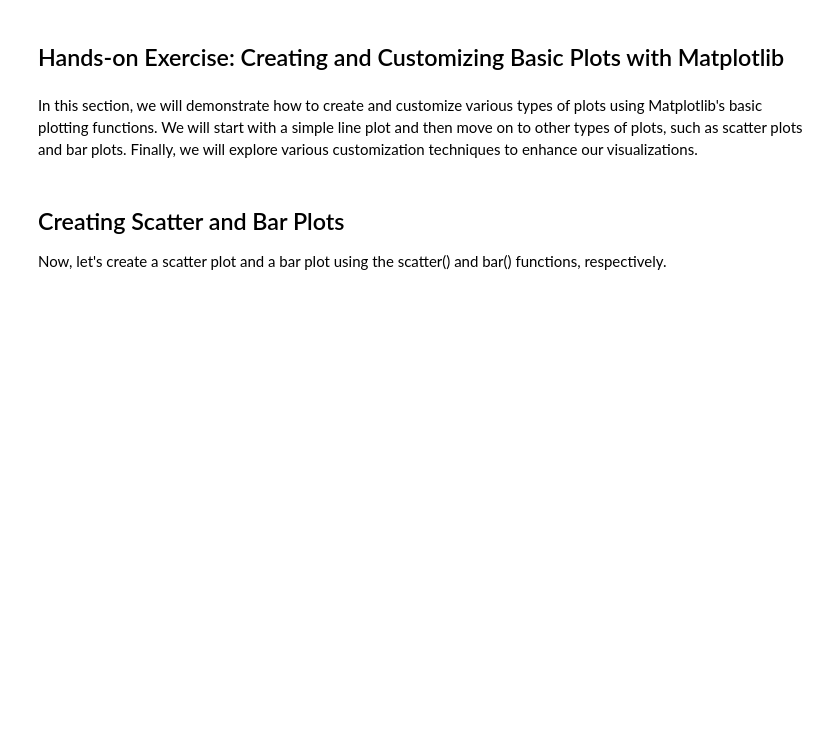
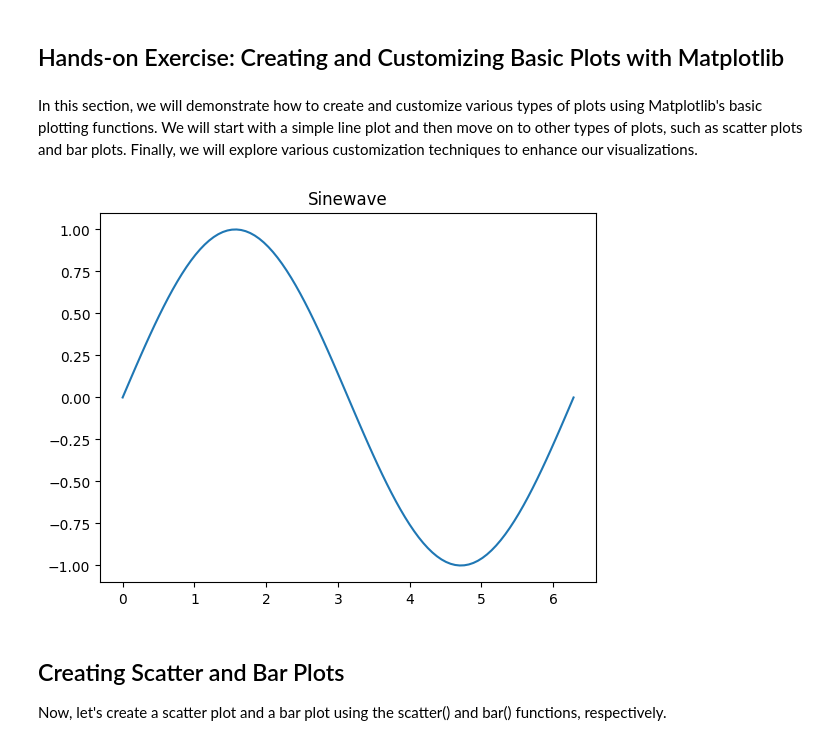
Before and after one commit to SSSpock/skillspire, a Jupyter notebook: datavis.ipynb, the cells around one changed output. Saved outputs shown, nothing was run; the diff lists cells and outputs as text; code cells hidden in the pictures; blank space fills up the shorter version.

```diff
--- a/datavis.ipynb
+++ b/datavis.ipynb
@@ -147,14 +159,17 @@ In this section, we will demonstrate how to create and customize various types o
 # %%
 import numpy as np
 import matplotlib.pyplot as plt
 
 # Generate a sine wave
 x = np.linspace(0, 2 * np.pi, 100)
 y = np.sin(x)
 
 # Create a line plot
 plt.plot(x, y)
+plt.title('Sinewave')
 plt.show()
+# %% [output]
+[figure, added]
 # %% [markdown]
 ## Creating Scatter and Bar Plots
 Now, let's create a scatter plot and a bar plot using the scatter() and bar() functions, respectively.
```
Also changed, not shown: parts of 53 cells of this notebook.
